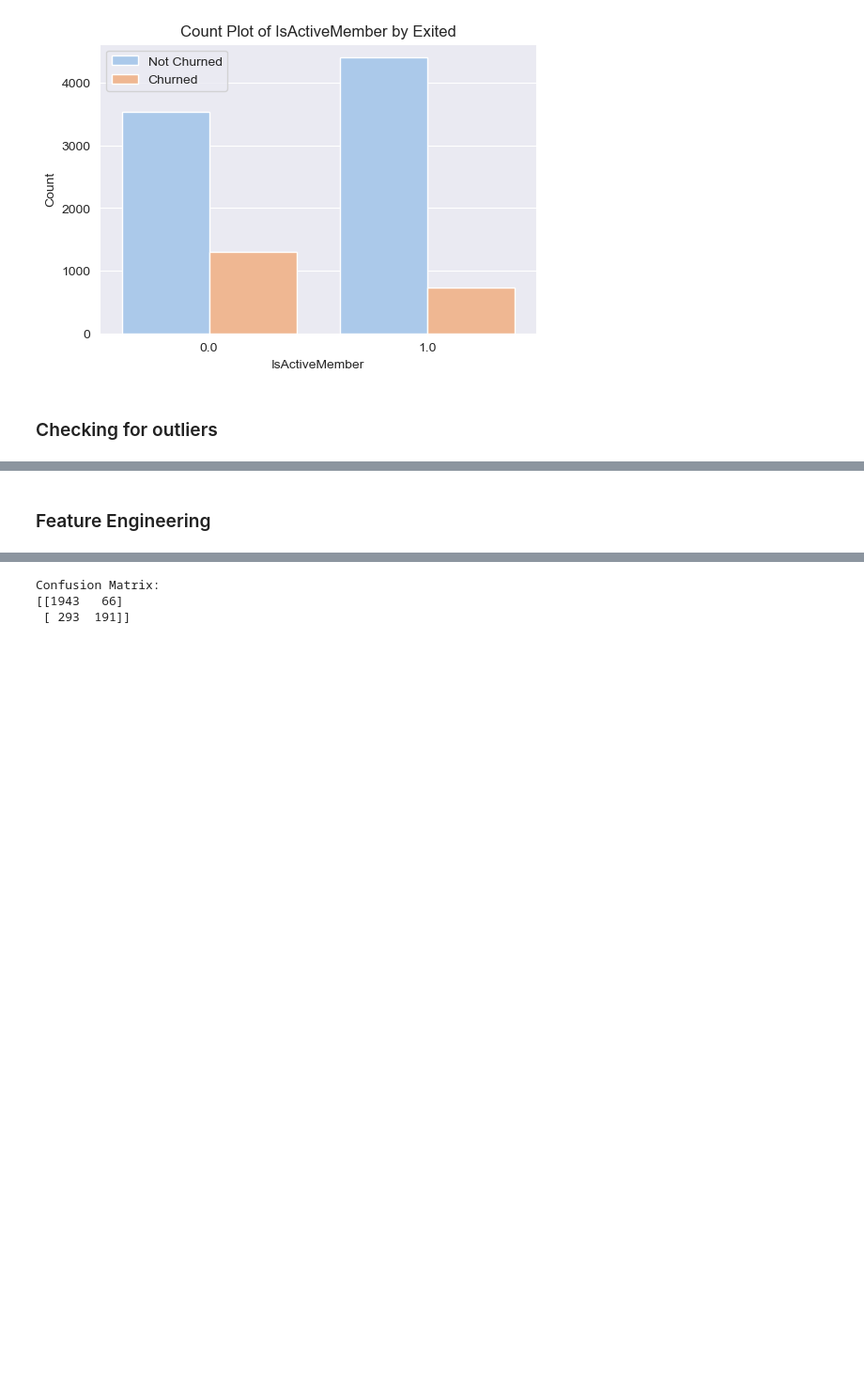
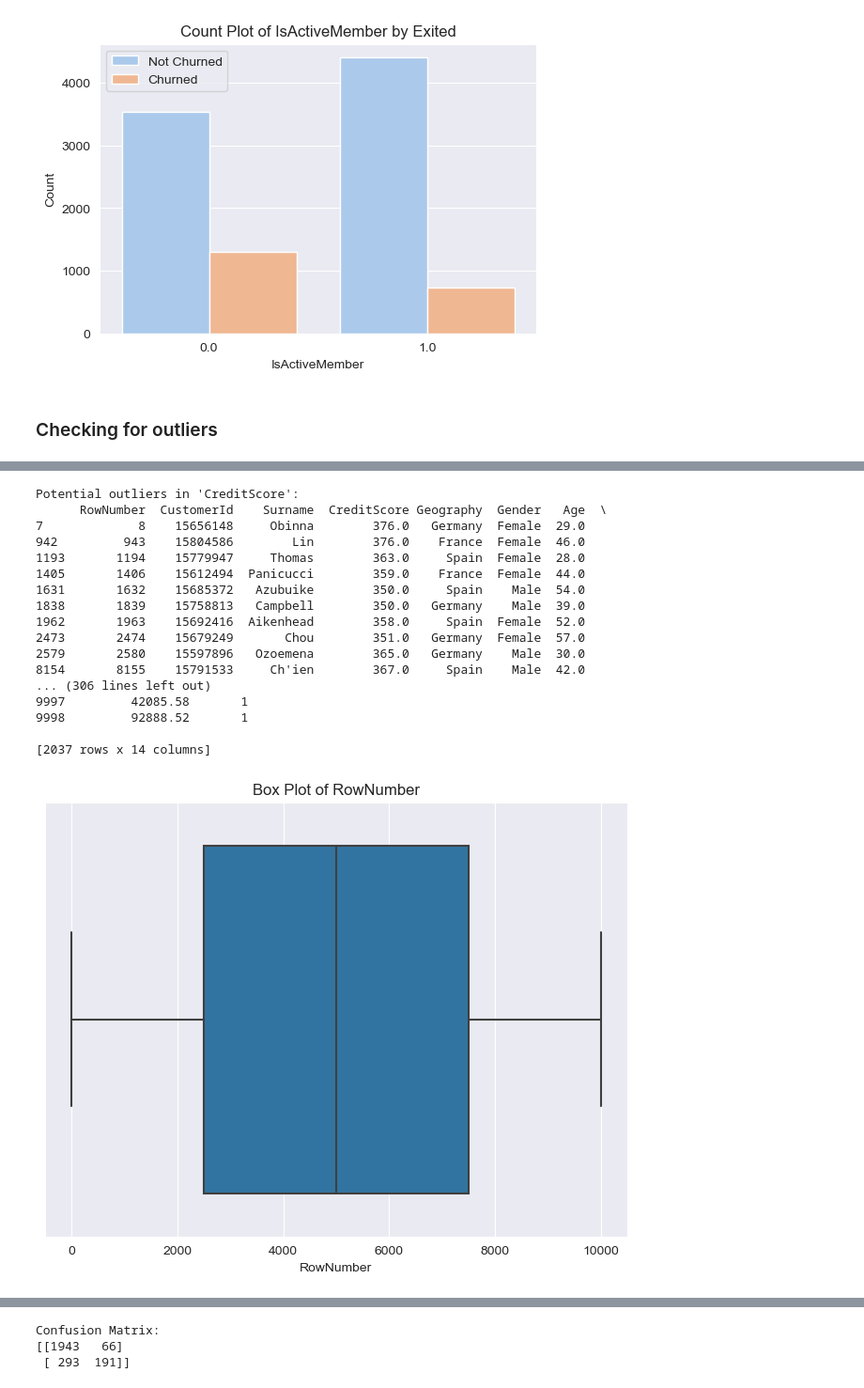
Before and after one commit to levine01/Group6_Phase3_Project, a Jupyter notebook: index.ipynb, the cells around one changed output, grey strips where cells are left out. Shown at 94% size. Drawn from its saved outputs; the diff is of its cells as text; code cells hidden in the pictures; blank space fills up the shorter version.

```diff
--- a/index.ipynb
+++ b/index.ipynb
@@ -445,2 +403,0 @@ Outliers:
-# %% [markdown]
-### Feature Engineering
@@ -451,0 +404,46 @@ Outliers:
+# %%
+# Calculate Q1, Q3, and IQR for each numeric column
+Q1 = df.quantile(0.25)
+Q3 = df.quantile(0.75)
+IQR = Q3 - Q1
+
+# Define the lower and upper thresholds for potential outliers
+lower_threshold = Q1 - 1.5 * IQR
+upper_threshold = Q3 + 1.5 * IQR
+
+# Identify potential outliers
+outliers = (df < lower_threshold) | (df > upper_threshold)
+
+# Print the rows with potential outliers for each numeric column
+for col in df.select_dtypes(include=[np.number]).columns:
+    col_outliers = df[outliers[col]]
+    if not col_outliers.empty:
+        print(f"Potential outliers in '{col}':")
+        print(col_outliers)
+        print()
+
+# Create box plots for each numeric column to visualize potential outliers
+for col in df.select_dtypes(include=[np.number]).columns:
+    plt.figure(figsize=(8, 6))
+    sns.boxplot(x=df[col])
+    plt.title(f'Box Plot of {col}')
+    plt.show()
+# %% [output]
+Potential outliers in 'CreditScore':
+      RowNumber  CustomerId    Surname  CreditScore Geography  Gender   Age  \
+7             8    15656148     Obinna        376.0   Germany  Female  29.0
+942         943    15804586        Lin        376.0    France  Female  46.0
+1193       1194    15779947     Thomas        363.0     Spain  Female  28.0
+1405       1406    15612494  Panicucci        359.0    France  Female  44.0
+1631       1632    15685372   Azubuike        350.0     Spain    Male  54.0
+1838       1839    15758813   Campbell        350.0   Germany    Male  39.0
+1962       1963    15692416  Aikenhead        358.0     Spain  Female  52.0
+2473       2474    15679249       Chou        351.0   Germany  Female  57.0
+2579       2580    15597896   Ozoemena        365.0   Germany    Male  30.0
+8154       8155    15791533     Ch'ien        367.0     Spain    Male  42.0
+... (306 lines left out)
+9997         42085.58       1
+9998         92888.52       1
+
+[2037 rows x 14 columns]
+[figure, added]
```
Also changed, not shown: parts of 15 cells of this notebook.
